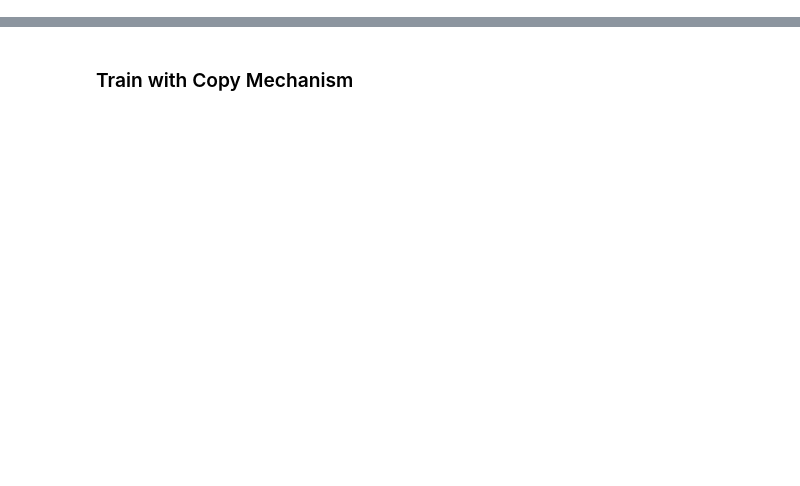
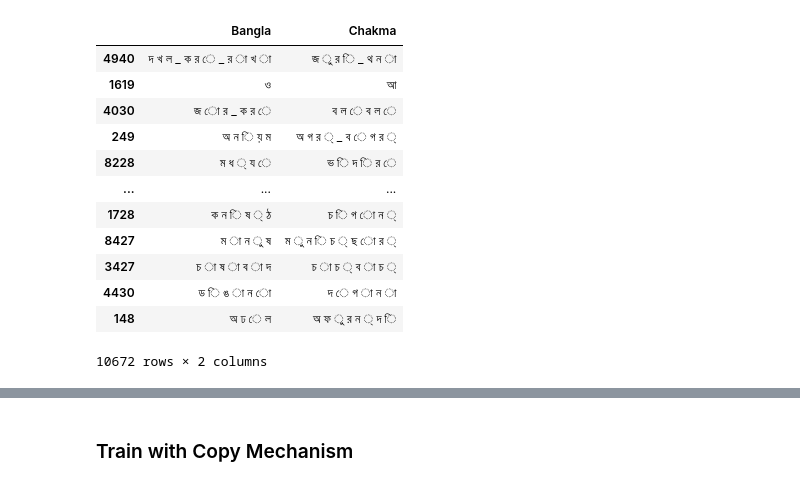
Before and after one commit to Masum06/Indigenous-NMT, a Jupyter notebook: notebooks/pointer_net.ipynb, the cells around one changed output, grey strips where cells are left out. Cells and saved outputs as stored; diff of their text form; code cells hidden in the pictures; blank space fills up the shorter version.

```diff
--- a/notebooks/pointer_net.ipynb
+++ b/notebooks/pointer_net.ipynb
@@ -82,0 +47,18 @@ data = {
+# %%
+df['Bangla'] = df['Bangla'].apply(lambda x: split(x))
+df['Chakma'] = df['Chakma'].apply(lambda x: split(x))
+df
+# %% [output]
+|  | Bangla | Chakma |
+| 4940 | দ খ ল _ ক র ে _ র া খ া | জ ু র ি _ থ ন া |
+| 1619 | ও | আ |
+| 4030 | জ ো র _ ক র ে | ব ল ে ব ল ে |
+| 249 | অ ন ি য় ম | অ গ র ্ _ ব ে গ র ্ |
+| 8228 | ম ধ ্ য ে | ভ ি দ ি র ে |
+| ... | ... | ... |
+| 1728 | ক ন ি ষ ্ ঠ | চ ি গ ো ন ্ |
+| 8427 | ম া ন ু ষ | ম ু ন ি চ ্ ছ ো র ্ |
+| 3427 | চ া ষ া ব া দ | চ া চ ্ ব া চ ্ |
+| 4430 | ড ি ঙ া ন ো | দ ে গ া ন া |
+| 148 | অ ঢ ে ল | অ ফ ু র ন ্ দ ি |
+10672 rows × 2 columns
```
Also changed, not shown: parts of 42 cells of this notebook.
